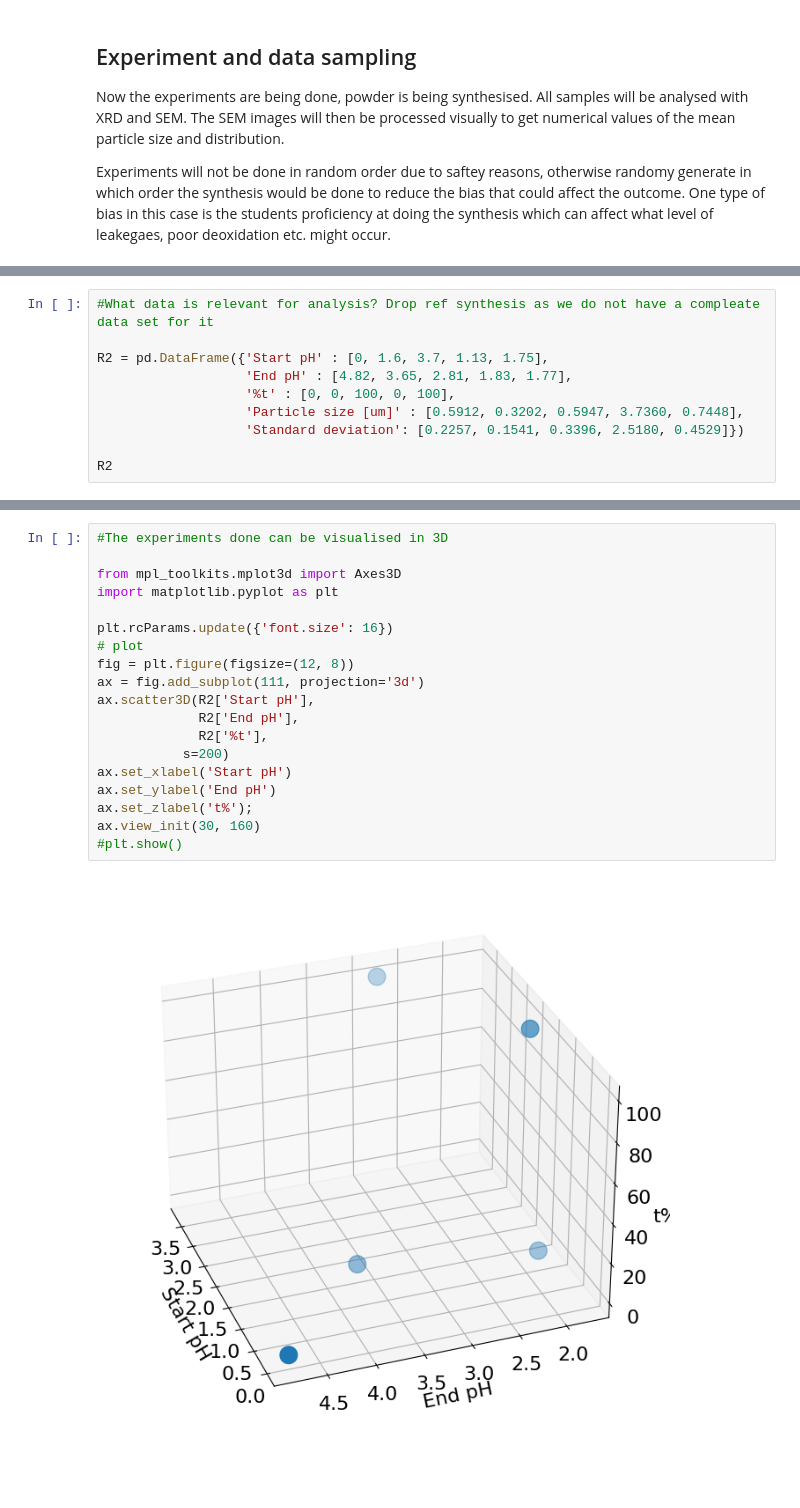
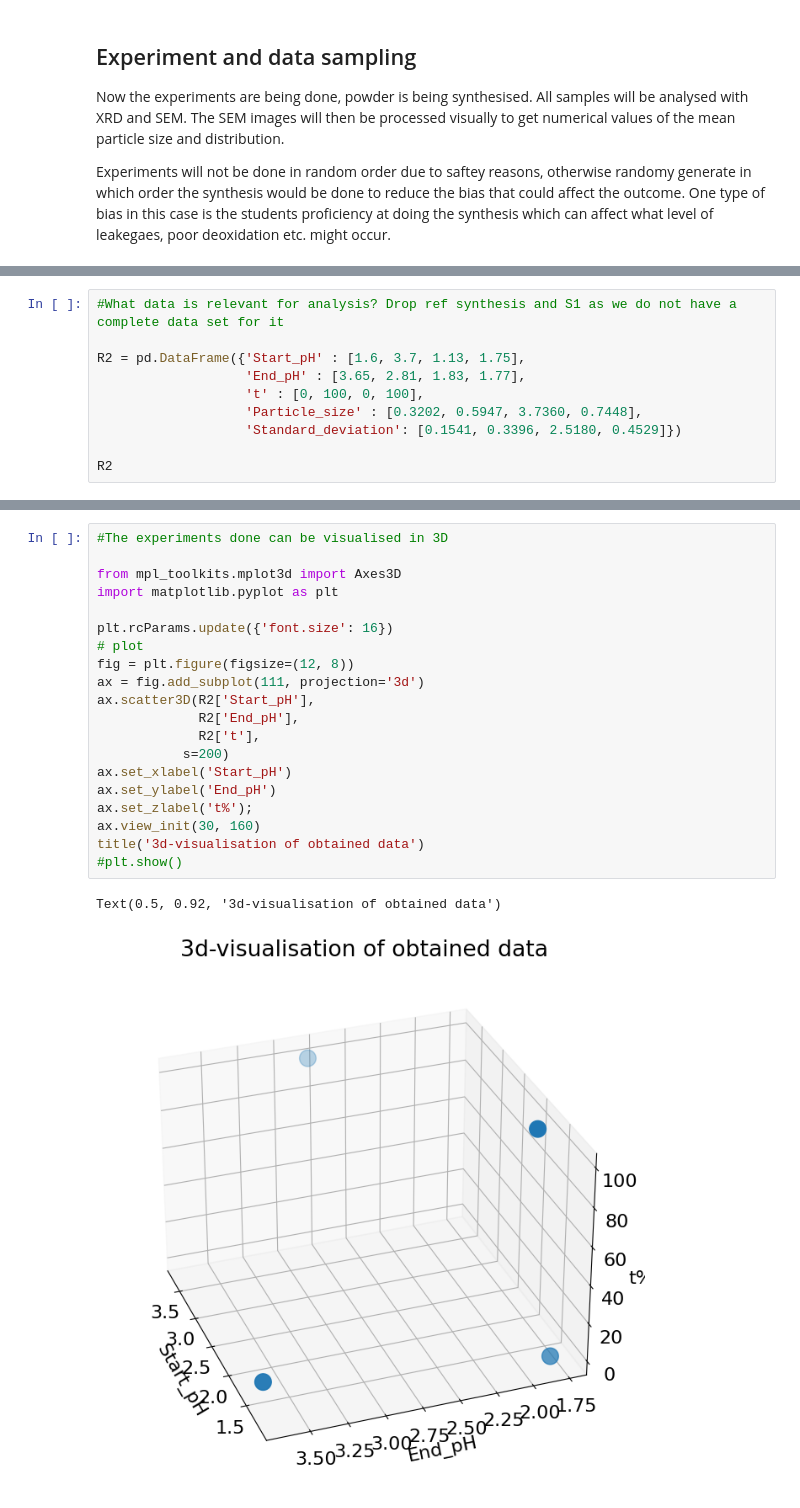
Before and after one commit to alexandraelora/DoE_Course_Material, a Jupyter notebook: Project/DoE_project_AU.ipynb, the cells around one changed output, grey strips where cells are left out. Saved outputs shown, nothing was run; the diff lists cells and outputs as text; blank space fills up the shorter version.

```diff
--- a/Project/DoE_project_AU.ipynb
+++ b/Project/DoE_project_AU.ipynb
@@ -160,12 +158,12 @@ The values of the real experiments conducted are pressented in the table below:
 | F | 0.2638 | 0.2257 | 0.1541 | 0.3396 | 2.518 | 0.4529 | Standard deviation |
 # %%
-#What data is relevant for analysis? Drop ref synthesis as we do not have a compleate data set for it
+#What data is relevant for analysis? Drop ref synthesis and S1 as we do not have a complete data set for it
 
-R2 = pd.DataFrame({'Start pH' : [0, 1.6, 3.7, 1.13, 1.75],
-                   'End pH' : [4.82, 3.65, 2.81, 1.83, 1.77],
-                   '%t' : [0, 0, 100, 0, 100],
-                   'Particle size [um]' : [0.5912, 0.3202, 0.5947, 3.7360, 0.7448],
-                   'Standard deviation': [0.2257, 0.1541, 0.3396, 2.5180, 0.4529]})
+R2 = pd.DataFrame({'Start_pH' : [1.6, 3.7, 1.13, 1.75],
+                   'End_pH' : [3.65, 2.81, 1.83, 1.77],
+                   't' : [0, 100, 0, 100],
+                   'Particle_size' : [0.3202, 0.5947, 3.7360, 0.7448],
+                   'Standard_deviation': [0.1541, 0.3396, 2.5180, 0.4529]})
 
 R2
 # %% [output]
@@ -178,21 +175,23 @@ R2
 # %%
 #The experiments done can be visualised in 3D
 
 from mpl_toolkits.mplot3d import Axes3D
 import matplotlib.pyplot as plt
 
 plt.rcParams.update({'font.size': 16})
 # plot
 fig = plt.figure(figsize=(12, 8))
 ax = fig.add_subplot(111, projection='3d')
-ax.scatter3D(R2['Start pH'],
-             R2['End pH'],
-             R2['%t'],
+ax.scatter3D(R2['Start_pH'],
+             R2['End_pH'],
+             R2['t'],
            s=200)
-ax.set_xlabel('Start pH')
-ax.set_ylabel('End pH')
+ax.set_xlabel('Start_pH')
+ax.set_ylabel('End_pH')
 ax.set_zlabel('t%');
 ax.view_init(30, 160)
+title('3d-visualisation of obtained data')
 #plt.show()
 # %% [output]
+Text(0.5, 0.92, '3d-visualisation of obtained data')
-[figure, old version]
+[figure, new version]
```
Also changed, not shown: parts of 14 cells of this notebook.
